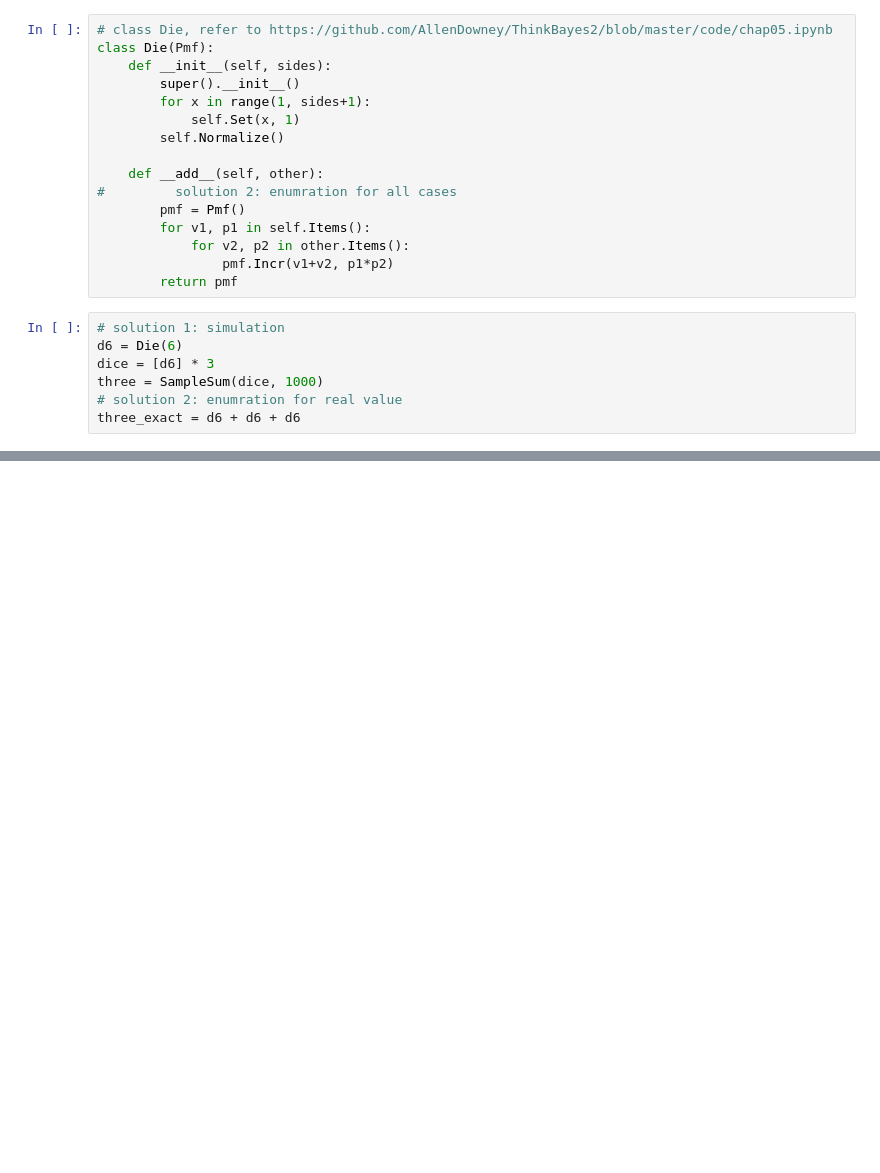
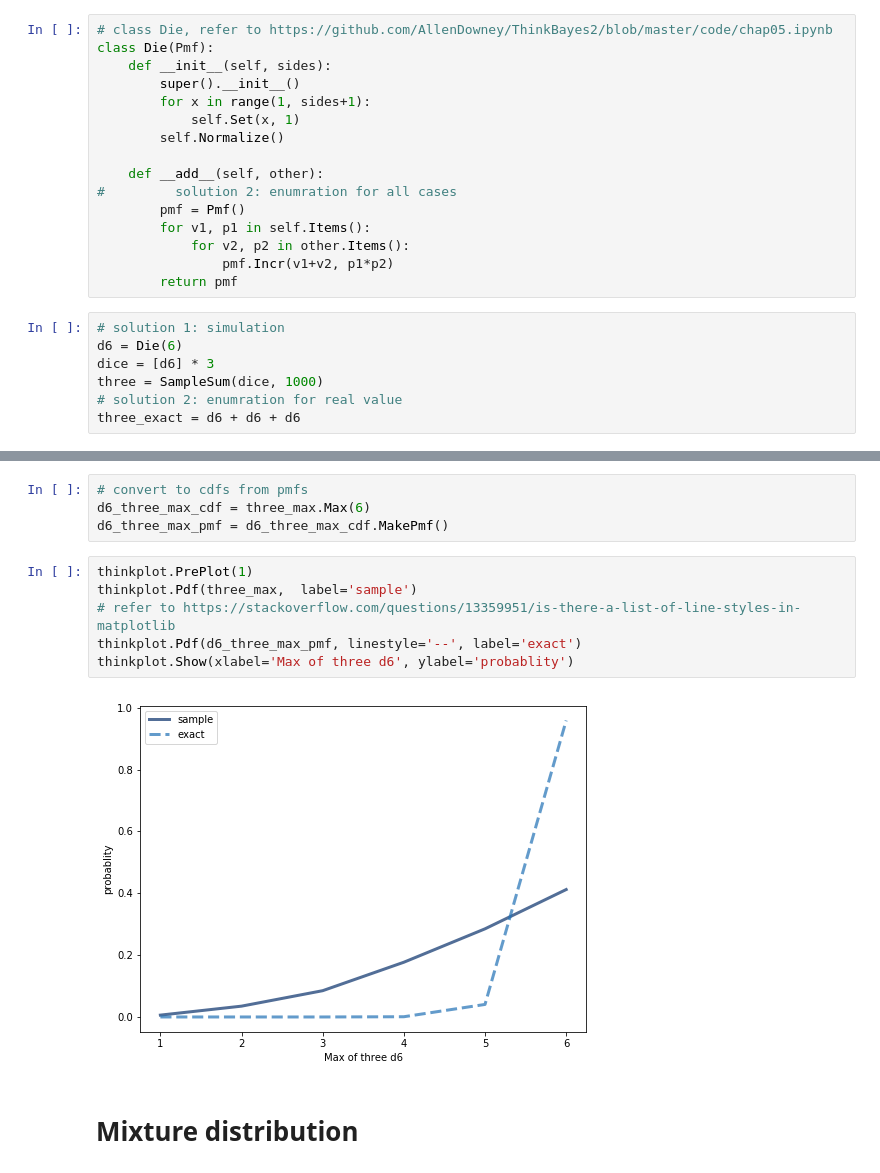
Before and after one commit to llv22/thinkbayes, a Jupyter notebook: chapter5/chapter5_statistic.ipynb, the cells around one changed output, grey strips where cells are left out. Drawn from its saved outputs; the diff is of its cells as text; blank space fills up the shorter version.

```diff
--- a/chapter5/chapter5_statistic.ipynb
+++ b/chapter5/chapter5_statistic.ipynb
@@ -38,0 +74,14 @@ thinkplot.Show(xlabel='Sum of three d6', ylabel='probablity')
+# %%
+# convert to cdfs from pmfs
+d6_three_max_cdf = three_max.Max(6)
+d6_three_max_pmf = d6_three_max_cdf.MakePmf()
+# %%
+thinkplot.PrePlot(1)
+thinkplot.Pdf(three_max,  label='sample')
+# refer to https://stackoverflow.com/questions/13359951/is-there-a-list-of-line-styles-in-matplotlib
+thinkplot.Pdf(d6_three_max_pmf, linestyle='--', label='exact')
+thinkplot.Show(xlabel='Max of three d6', ylabel='probablity')
+# %% [output]
+[figure, added]
+# %% [markdown]
+# Mixture distribution
```
Also changed, not shown: parts of 12 cells of this notebook.
